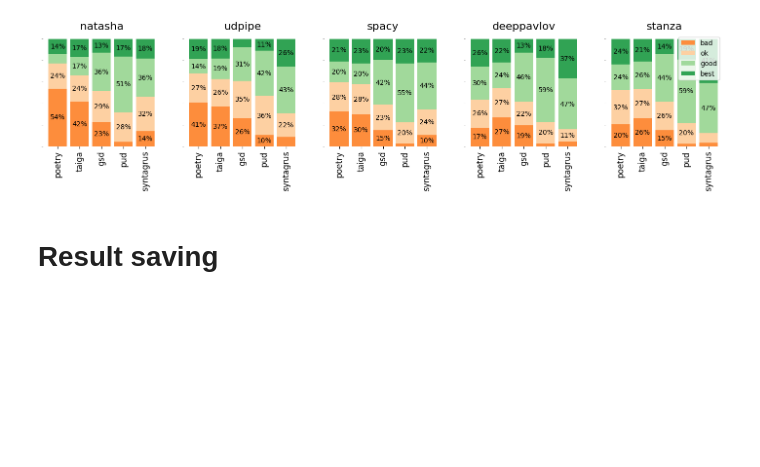
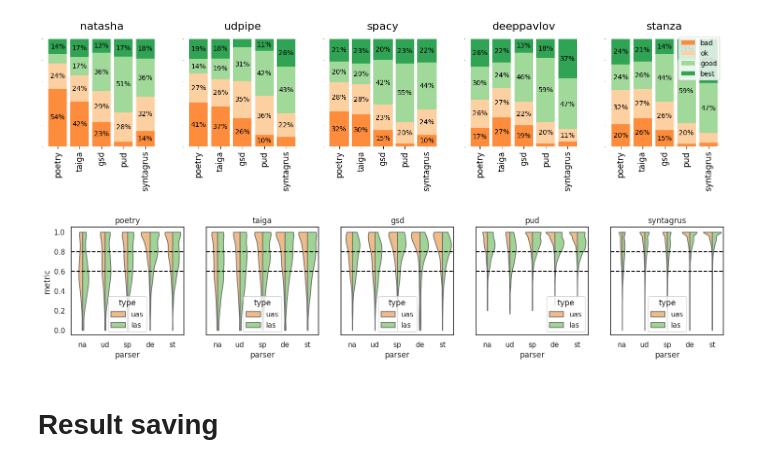
Before and after one commit to Derinhelm/parser_stat, a Jupyter notebook: Russian_parser_statistics.ipynb, the cells around one changed output. Cells and saved outputs as stored; diff of their text form; code cells hidden in the pictures; blank space fills up the shorter version.

```diff
--- a/Russian_parser_statistics.ipynb
+++ b/Russian_parser_statistics.ipynb
@@ -836,6 +801,21 @@ draw_categories(align_las_f)
 # %% [output]
 [figure]
 [figure]
+# %%
+import seaborn as sns
+sns.set_theme(style="white", palette=colormaps['tab20'].colors[3::2])
+f, axs = plt.subplots(1, 5, figsize=(18, 3), sharey=True)
+for treebank_i, t in enumerate(treebank_names):
+    t_list = []
+    for p in parser_names:
+      t_list += [(m, "uas", p[:2]) for m in align_uas_f[t][p]] + [(m, "las", p[:2]) for m in align_las_f[t][p]]
+    t_df = pd.DataFrame(t_list, columns=['metric', 'type', 'parser'])
+    sns.violinplot(data=t_df, x="parser", y="metric", hue="type", split=True, cut=0, ax=axs[treebank_i], inner=None)
+    axs[treebank_i].axhline(y=0.6, color="black", linestyle="--")
+    axs[treebank_i].axhline(y=0.8, color="black", linestyle="--")
+    axs[treebank_i].set_title(t)
+# %% [output]
+[figure, added]
 # %% [markdown]
 # Result saving
 # %%
```
Also changed, not shown: parts of 11 cells of this notebook.
